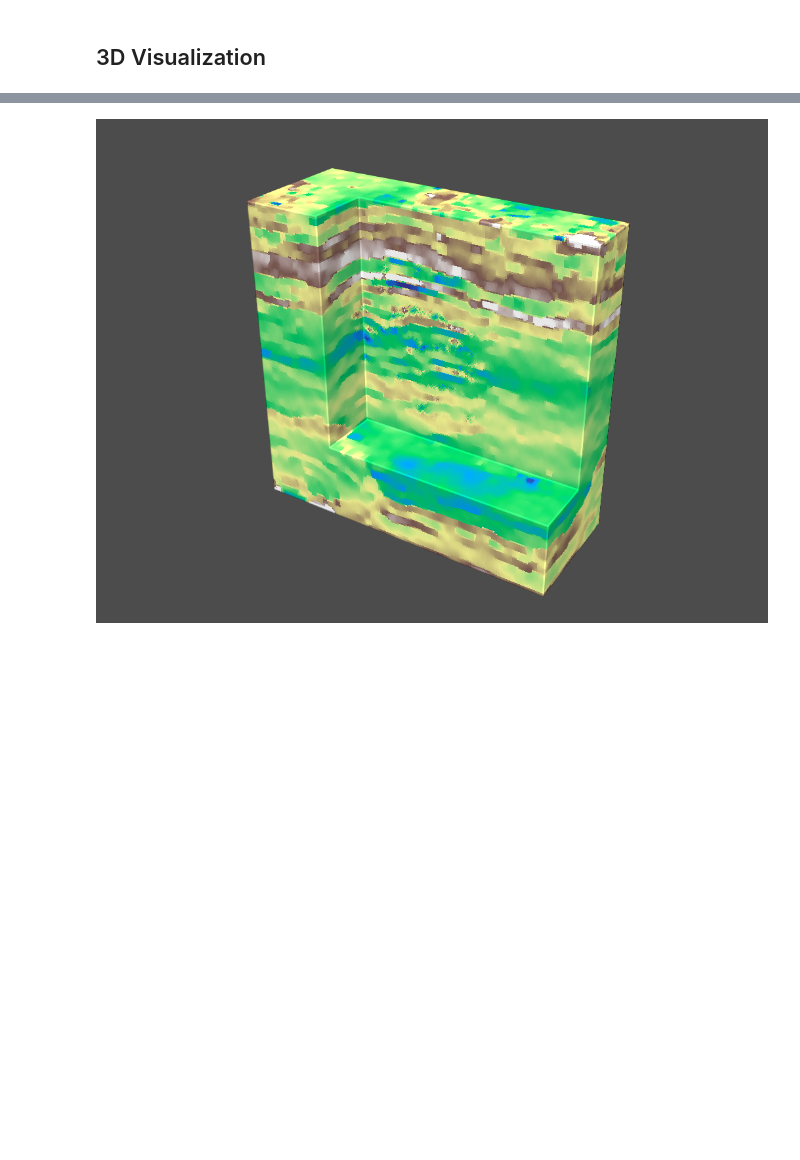
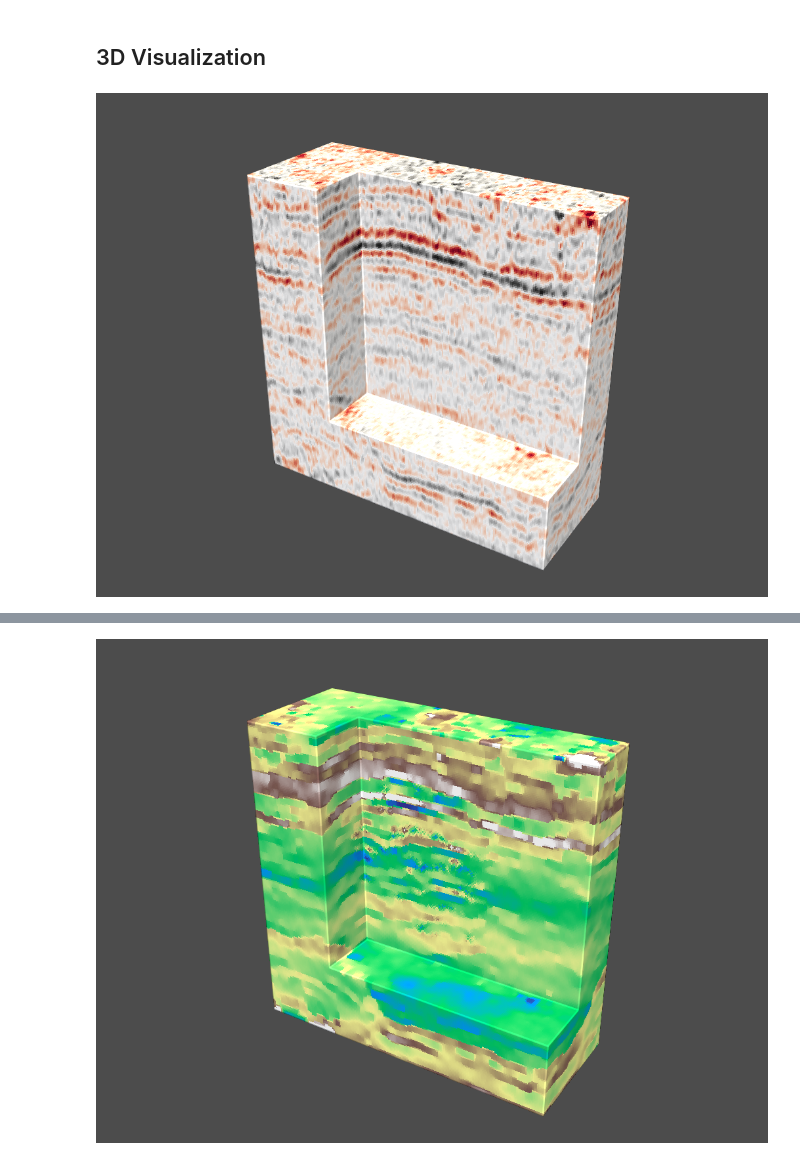
Before and after one commit to DIG-Kaust/4DProximal, a Jupyter notebook: notebooks/4DPoststackInversion_Sleipner_94_01_gpu.ipynb, the cells around one changed output, grey strips where cells are left out. Saved outputs shown, nothing was run; the diff lists cells and outputs as text; code cells hidden in the pictures; blank space fills up the shorter version.

Commit message:
adding 3D visualization

```diff
--- a/notebooks/4DPoststackInversion_Sleipner_94_01_gpu.ipynb
+++ b/notebooks/4DPoststackInversion_Sleipner_94_01_gpu.ipynb
@@ -137,3 +137,26 @@ plotter_4D_seg(vjoint_line, nt, nx, dt, height=6)
 [figure]
 # %% [markdown]
 ## 3D Visualization
+# %%
+vmin, vmax = -0.7,0.7
+m_small = b.copy().transpose(2,1,0)
+grid = pv.UniformGrid(dims=np.array(m_small.shape) + 1)
+grid.cell_data["values"] = np.flip(m_small, axis=-1).flatten(order="F")
+clipped = grid.clip_box([40., 200., 50., 200., 50., 200.])
+
+# # Large model
+# m_small = b[:2,:2,:2].transpose(2,1,0)
+# grid = pv.UniformGrid(dims=np.array(m_small.shape) + 1)
+# grid.cell_data["values"] = np.flip(m_small, axis=-1).flatten(order="F")
+# clipped = grid.clip_box(bounds=[60., 125., 50., 234., 60., 3180.])
+
+p = pv.Plotter()
+p.add_mesh(clipped, cmap='RdGy', clim=[vmin, vmax],
+           smooth_shading=True, metallic=1, show_scalar_bar=False)
+p.camera_position = [8, 5, 5]
+light = pv.Light(light_type='camera light', intensity=0.6)
+p.add_light(light)
+p.screenshot('3D_baseline.png', transparent_background=True)
+p.show()
+# %% [output]
+[figure, added]
```
Also changed, not shown: parts of 5 cells of this notebook.
